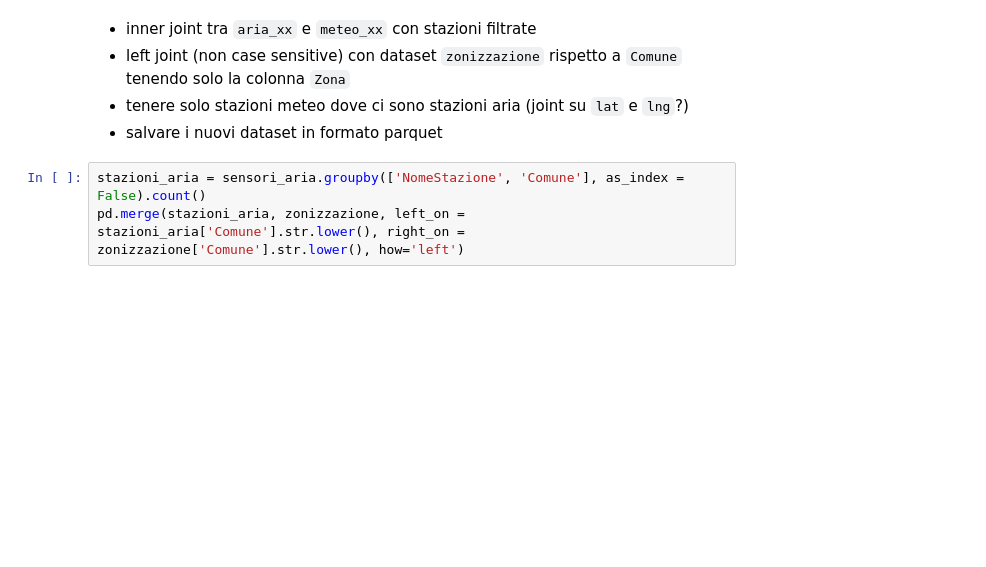
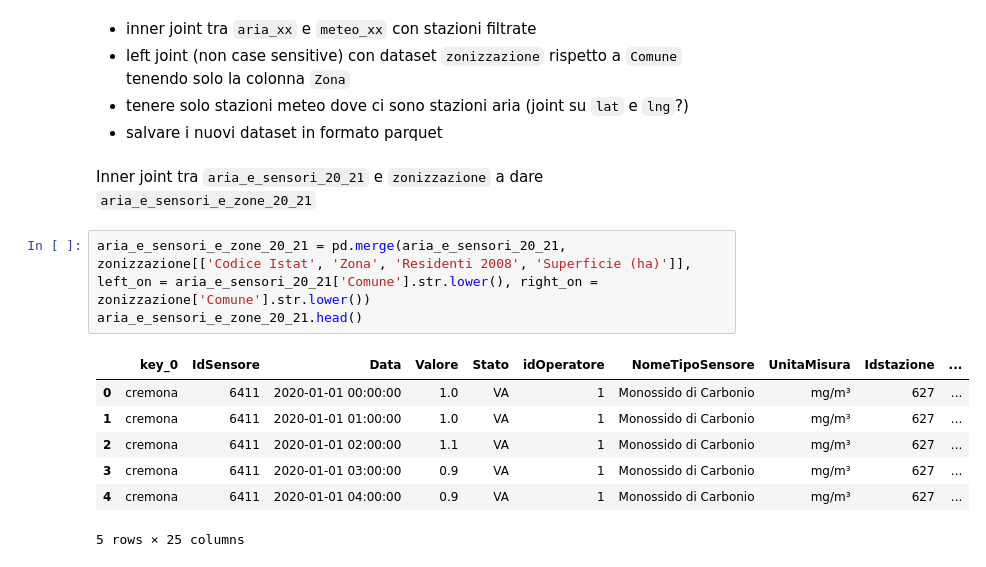
Before and after one commit to giocoal/air-quality-milano-interactive-data-visualization-tableau, a Jupyter notebook: Data_Visualization_project_21_22.ipynb, the cells around one changed output. Saved outputs shown, nothing was run; the diff lists cells and outputs as text; blank space fills up the shorter version.

```diff
--- a/Data_Visualization_project_21_22.ipynb
+++ b/Data_Visualization_project_21_22.ipynb
@@ -376,6 +414,16 @@ aria_e_sensori_20_21.head()
 - left joint (non case sensitive) con dataset `zonizzazione` rispetto a `Comune` tenendo solo la colonna `Zona`
 - tenere solo stazioni meteo dove ci sono stazioni aria (joint su `lat` e `lng`?)
 - salvare i nuovi dataset in formato parquet
-# %%
-stazioni_aria = sensori_aria.groupby(['NomeStazione', 'Comune'], as_index = False).count()
-pd.merge(stazioni_aria, zonizzazione, left_on = stazioni_aria['Comune'].str.lower(), right_on = zonizzazione['Comune'].str.lower(), how='left')
+# %% [markdown]
+Inner joint tra `aria_e_sensori_20_21` e `zonizzazione` a dare `aria_e_sensori_e_zone_20_21`
+# %%
+aria_e_sensori_e_zone_20_21 = pd.merge(aria_e_sensori_20_21, zonizzazione[['Codice Istat', 'Zona', 'Residenti 2008', 'Superficie (ha)']], left_on = aria_e_sensori_20_21['Comune'].str.lower(), right_on = zonizzazione['Comune'].str.lower())
+aria_e_sensori_e_zone_20_21.head()
+# %% [output]
+|  | key_0 | IdSensore | Data | Valore | Stato | idOperatore | NomeTipoSensore | UnitaMisura | Idstazione | ... |
+| 0 | cremona | 6411 | 2020-01-01 00:00:00 | 1.0 | VA | 1 | Monossido di Carbonio | mg/m³ | 627 | ... |
+| 1 | cremona | 6411 | 2020-01-01 01:00:00 | 1.0 | VA | 1 | Monossido di Carbonio | mg/m³ | 627 | ... |
+| 2 | cremona | 6411 | 2020-01-01 02:00:00 | 1.1 | VA | 1 | Monossido di Carbonio | mg/m³ | 627 | ... |
+| 3 | cremona | 6411 | 2020-01-01 03:00:00 | 0.9 | VA | 1 | Monossido di Carbonio | mg/m³ | 627 | ... |
+| 4 | cremona | 6411 | 2020-01-01 04:00:00 | 0.9 | VA | 1 | Monossido di Carbonio | mg/m³ | 627 | ... |
+5 rows × 25 columns
```
Also changed, not shown: parts of 16 cells of this notebook.
